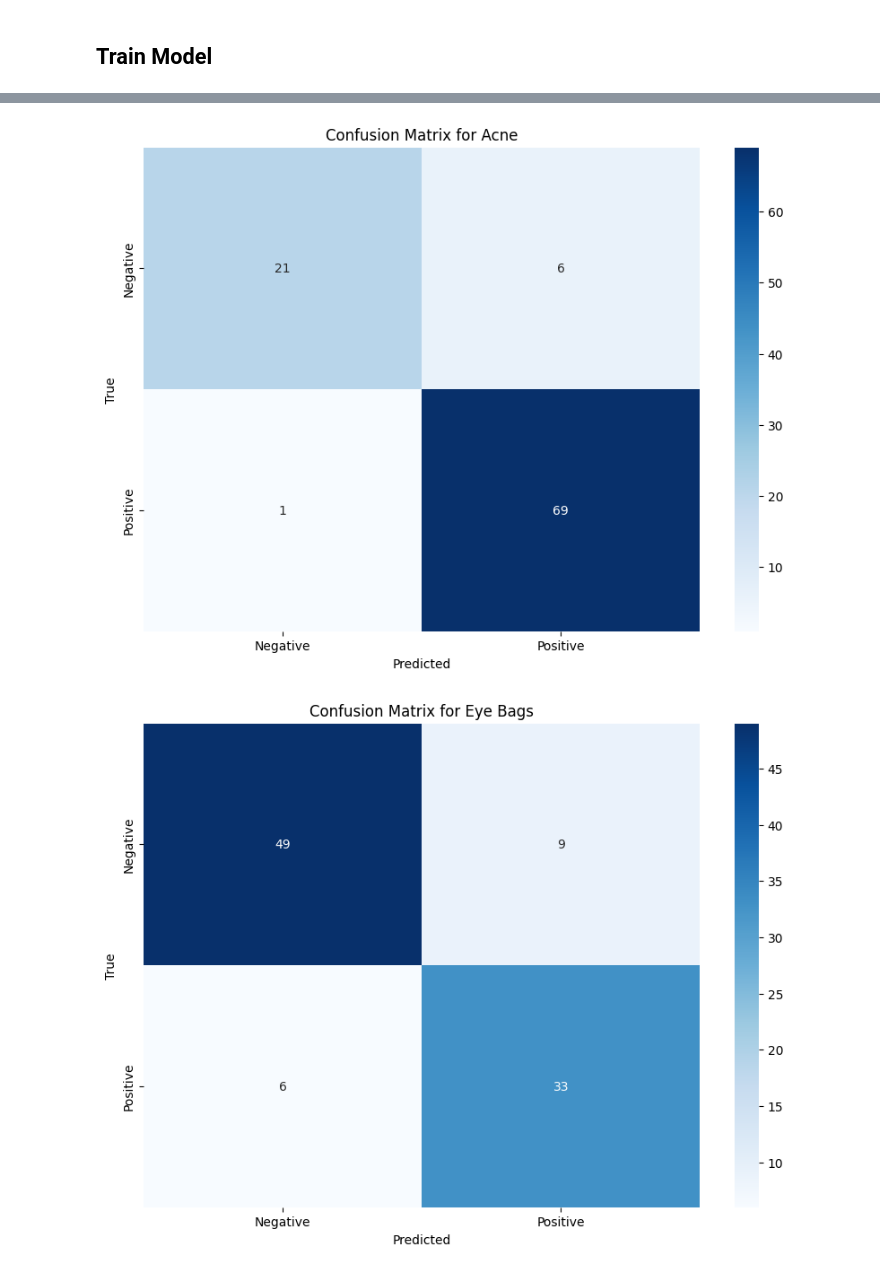
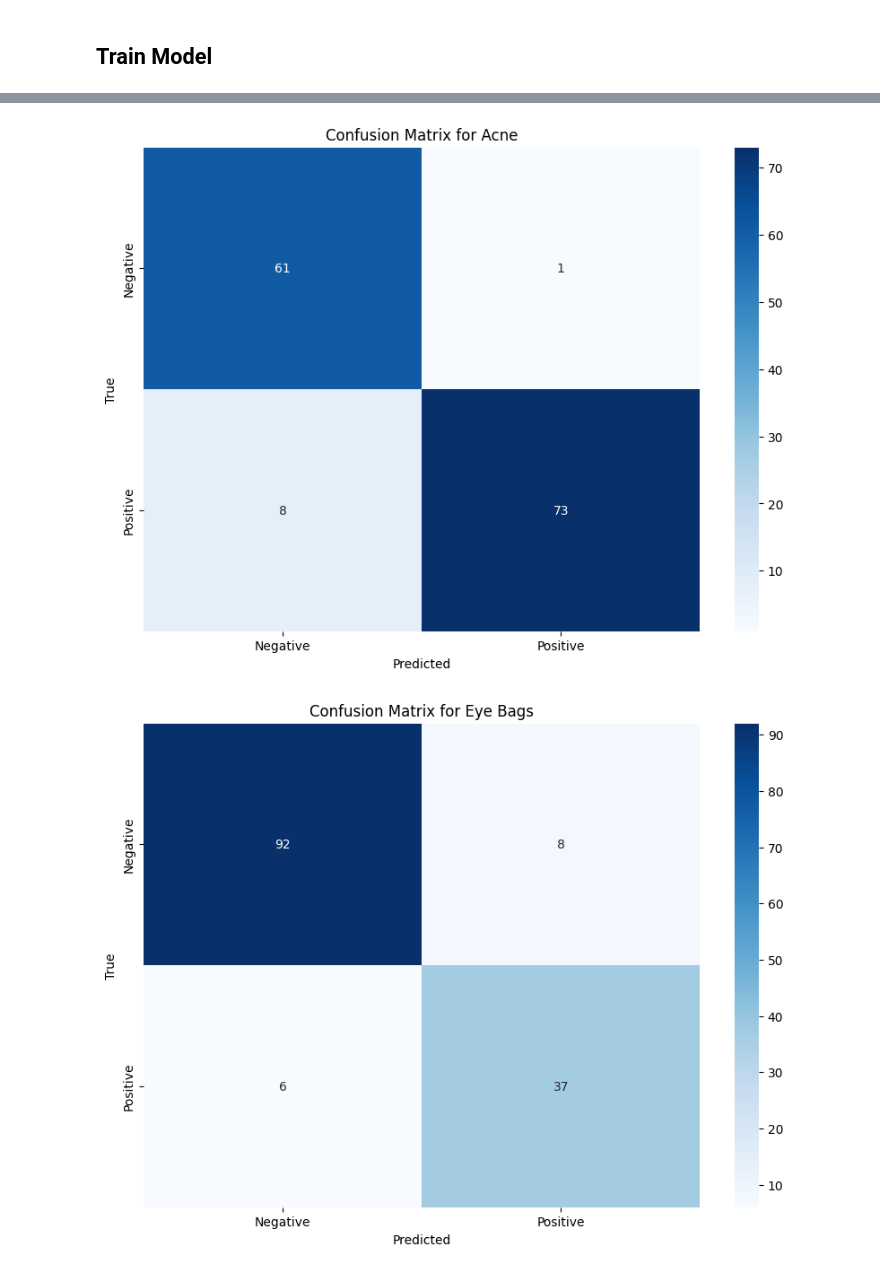
Before and after one commit to Bangkit-C242-PS177/ML, a Jupyter notebook: skin_conditions_2.ipynb, the cells around one changed output, grey strips where cells are left out. Cells and saved outputs as stored; diff of their text form; code cells hidden in the pictures.

```diff
--- a/skin_conditions_2.ipynb
+++ b/skin_conditions_2.ipynb
@@ -62,7 +62,7 @@ class SkinConditionsDataset(tfds.core.GeneratorBasedBuilder):
             description=("Dataset for skin conditions classification with 2 labels: acne n eye_bags"),
             features=tfds.features.FeaturesDict({
                 'image': tfds.features.Image(shape=(224, 224, 3)),
-                'label': tfds.features.Tensor(shape=(2,), dtype=tf.float32),
+                'label': tfds.features.Tensor(shape=(3,), dtype=tf.float32),
             }),
             supervised_keys=('image', 'label'),
         )
@@ -72,7 +72,7 @@ class SkinConditionsDataset(tfds.core.GeneratorBasedBuilder):
 
         # Membaca semua gambar dan label
         all_data = []
-        for category in ['acne', 'eye_bags']:
+        for category in ['acne', 'eye_bags', 'normal']:
             category_path = os.path.join(path, category)
             for filename in os.listdir(category_path):
                 all_data.append((filename, category))
@@ -92,8 +92,9 @@ class SkinConditionsDataset(tfds.core.GeneratorBasedBuilder):
 
     def _generate_examples(self, dataframe, base_path):
         label_map = {
-            'acne': [1, 0],
-            'eye_bags': [0, 1],
+            'acne': [1, 0, 0],
+            'eye_bags': [0, 1, 0],
+            'normal': [0, 0, 1]
         }
         images_labels = []
 
@@ -115,10 +116,16 @@ class SkinConditionsDataset(tfds.core.GeneratorBasedBuilder):
             }
 
         # Generate overlay examples
-        for i in range(0, len(images_labels), 3):  # Ambil setiap 2 gambar
-            selected_images = images_labels[i:i+3]  # Mengambil 2 gambar berturut-turut
-            if len(selected_images) < 3:
+        for i in range(0, len(images_labels), 2):  # Ambil setiap 2 gambar
+            selected_images = images_labels[i:i+2]  # Mengambil 2 gambar berturut-turut
+            if len(selected_images) < 2:
                 continue  # Skip jika tidak ada cukup gambar dalam kelompok
+
+            # Buat variabel untuk menyimpan hasil pengecekan
+            contains_normal = any(tf.reduce_all(label == [0, 0, 1]) for _, label in selected_images)
+
+            if contains_normal:
+                continue  # Skip kelompok gambar jika ada label "normal"
 
             # Pilih dua gambar acak dari kelompok untuk di-overlay
             random.shuffle(selected_images)
@@ -173,9 +179,10 @@ ds_train = builder.as_dataset(split='train')
 ds_val = builder.as_dataset(split='val')
 ds_test = builder.as_dataset(split='test')
 # %%
-# Filter dan tampilkan label dengan nilai [0, 1]
+# Filter dan tampilkan label dengan nilai [1, 1, 0]
 for i, example in enumerate(ds_train):
     label = example['label'].numpy()  # Ambil label sebagai numpy array
-    if (label == [1, 1]).all():
+    # print(f"Label {i + 1}: {label}")
+    if (label == [1, 1, 0]).all():
         print(f"Label {i + 1}: {label}")
 # %% [output]
@@ -289,7 +296,7 @@ x = Dense(512, kernel_regularizer=l2(0.01))(x)
 x = BatchNormalization()(x)
 x = ReLU()(x)  # ReLU activation setelah batch normalization
 x = Dropout(0.5)(x)
-outputs = Dense(2, activation='sigmoid', kernel_regularizer=l2(0.01))(x)  # Menggunakan sigmoid untuk multi-label classification
+outputs = Dense(3, activation='sigmoid', kernel_regularizer=l2(0.01))(x)  # Menggunakan sigmoid untuk multi-label classification
 
 # Membuat model akhir
 model = Model(inputs=base_model.input, outputs=outputs)
@@ -355,7 +362,7 @@ for image, label in ds_train.take(1):
 history = model.fit(
     ds_train,
     validation_data=ds_val,
-    epochs=30,
+    epochs=45,
     # class_weight=class_weight,
     callbacks=[early_stopping, lr_scheduler]
 )
@@ -441,7 +448,7 @@ y_true = np.concatenate([y for x, y in ds_test], axis=0)
 cm = multilabel_confusion_matrix(y_true, y_pred_binary)
 
 # Menampilkan confusion matrix untuk masing-masing label
-labels = ['Acne', 'Eye Bags']
+labels = ['Acne', 'Eye Bags', 'Normal']
 for i, label in enumerate(labels):
     plt.figure(figsize=(10, 7))
     sns.heatmap(cm[i], annot=True, fmt='d', cmap='Blues', xticklabels=['Negative', 'Positive'], yticklabels=['Negative', 'Positive'])
@@ -457,2 +464,2 @@ print(classification_report(y_true, y_pred_binary, target_names=labels))
-[figure, old version]
+[figure, new version]
-[figure, old version]
+[figure, new version]
```
Also changed, not shown: parts of 12 cells of this notebook, 12 other files.
